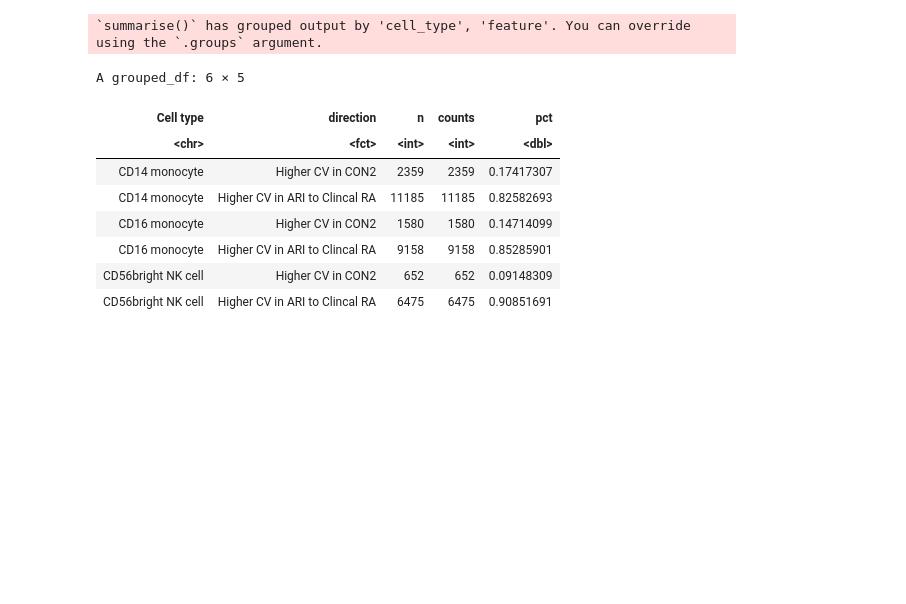
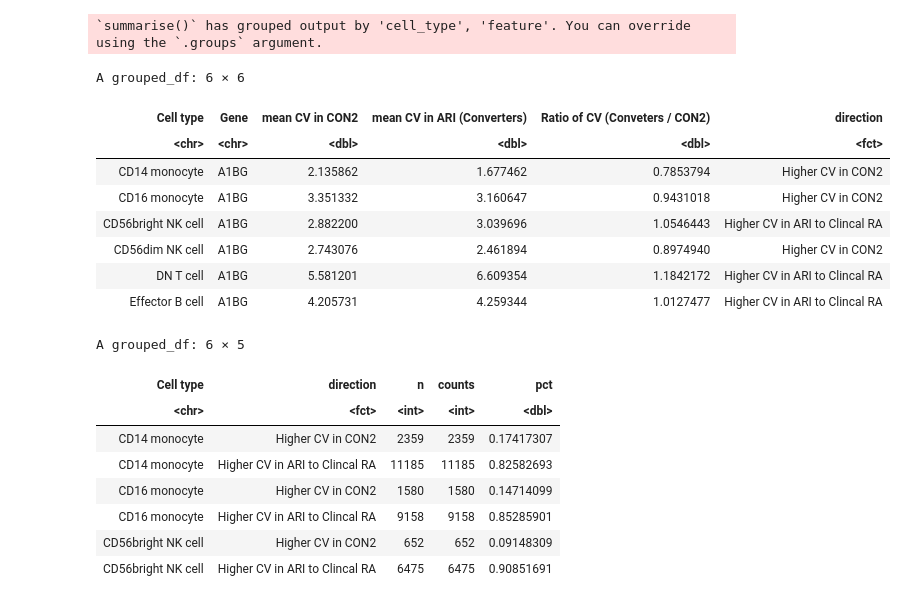
Before and after one commit to aifimmunology/ALTRA-manuscript, a Jupyter notebook: Analysis/scRNA/Longitudinal_analysis/05_R_scRNA_plamo_variability_analysis.ipynb, the cells around one changed output. Drawn from its saved outputs; the diff is of its cells as text; code cells hidden in the pictures; blank space fills up the shorter version.

```diff
--- a/Analysis/scRNA/Longitudinal_analysis/05_R_scRNA_plamo_variability_analysis.ipynb
+++ b/Analysis/scRNA/Longitudinal_analysis/05_R_scRNA_plamo_variability_analysis.ipynb
@@ -384,6 +405,18 @@ celltype_cv_ratio2 <- celltype_cv2 %>%
 # %% [output]
 `summarise()` has grouped output by 'cell_type', 'feature'. You can override
 using the `.groups` argument.
+# %%
+celltype_cv_ratio2%>% head()
+# %% [output]
+A grouped_df: 6 × 6
+| Cell type | Gene | mean CV in CON2 | mean CV in ARI (Converters) | Ratio of CV (Conveters / CON2) | direction |
+| <chr> | <chr> | <dbl> | <dbl> | <dbl> | <fct> |
+| CD14 monocyte | A1BG | 2.135862 | 1.677462 | 0.7853794 | Higher CV in CON2 |
+| CD16 monocyte | A1BG | 3.351332 | 3.160647 | 0.9431018 | Higher CV in CON2 |
+| CD56bright NK cell | A1BG | 2.882200 | 3.039696 | 1.0546443 | Higher CV in ARI to Clincal RA |
+| CD56dim NK cell | A1BG | 2.743076 | 2.461894 | 0.8974940 | Higher CV in CON2 |
+| DN T cell | A1BG | 5.581201 | 6.609354 | 1.1842172 | Higher CV in ARI to Clincal RA |
+| Effector B cell | A1BG | 4.205731 | 4.259344 | 1.0127477 | Higher CV in ARI to Clincal RA |
 # %%
 # calcualte the counts of genes
 cv_direction_counts <- celltype_cv_ratio %>%
```
Also changed, not shown: parts of 14 cells of this notebook.
